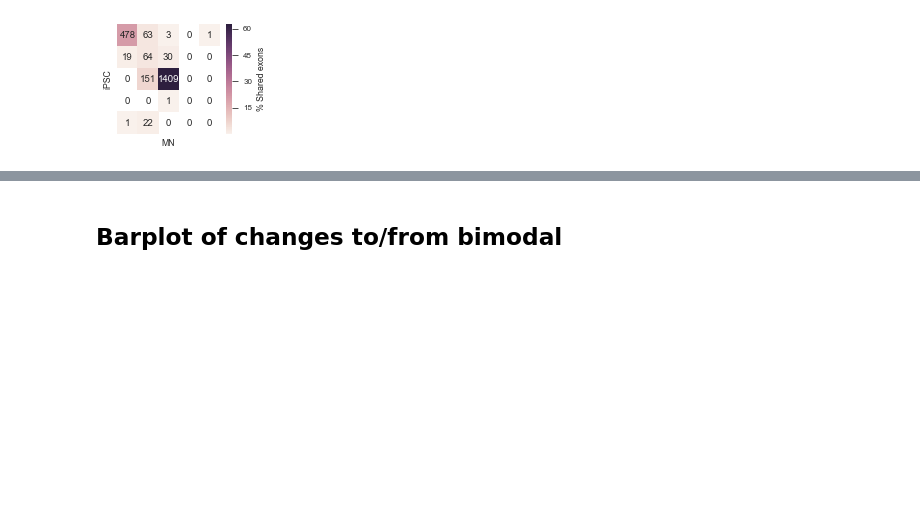
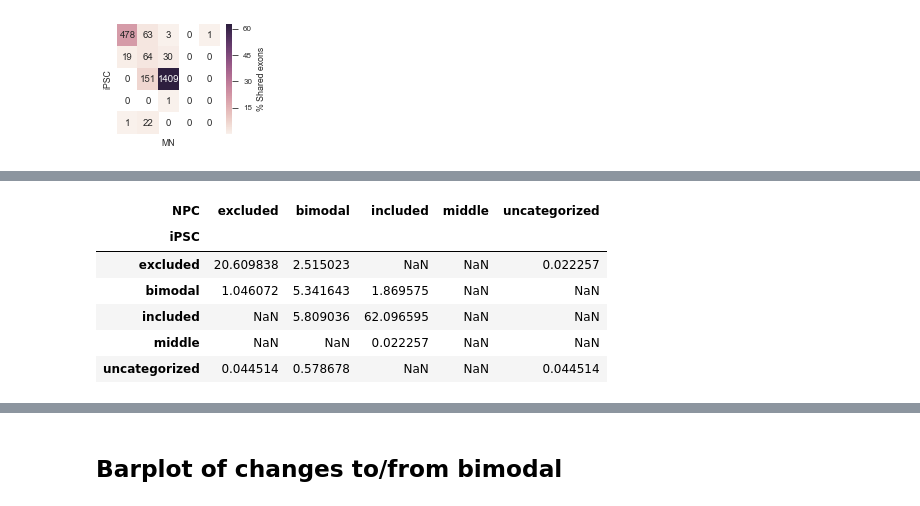
Before and after one commit to YeoLab/singlecell_pnm, a Jupyter notebook: 5._Figure_5/5.00_Figure_5A_modality_heatmap.ipynb, the cells around one changed output, grey strips where cells are left out. Saved outputs shown, nothing was run; the diff lists cells and outputs as text; code cells hidden in the pictures; blank space fills up the shorter version.

```diff
--- a/5._Figure_5/5.00_Figure_5A_modality_heatmap.ipynb
+++ b/5._Figure_5/5.00_Figure_5A_modality_heatmap.ipynb
@@ -173,0 +187,16 @@ fig.savefig('{}/ipsc_to_mn_modality_heatmap.pdf'.format(folder))
+# %%
+ipsc_npc_modality_count = ipsc_npc_modalities.groupby(['modality_x', 'modality_y']).size()
+ipsc_npc_modality_2d = ipsc_npc_modality_count.unstack()
+ipsc_npc_modality_2d.index.name = 'iPSC'
+ipsc_npc_modality_2d.columns.name = 'NPC'
+ipsc_npc_modality_2d = ipsc_npc_modality_2d.reindex(index=MODALITY_ORDER, columns=MODALITY_ORDER)
+ipsc_npc_percentages = 100*ipsc_npc_modality_2d/ipsc_npc_modality_2d.sum(axis=1).sum()
+ipsc_npc_percentages
+# %% [output]
+| NPC | excluded | bimodal | included | middle | uncategorized |
+| iPSC |  |  |  |  |  |
+| excluded | 20.609838 | 2.515023 | NaN | NaN | 0.022257 |
+| bimodal | 1.046072 | 5.341643 | 1.869575 | NaN | NaN |
+| included | NaN | 5.809036 | 62.096595 | NaN | NaN |
+| middle | NaN | NaN | 0.022257 | NaN | NaN |
+| uncategorized | 0.044514 | 0.578678 | NaN | NaN | 0.044514 |
```
Also changed, not shown: parts of 3 cells of this notebook, 2 other files.
